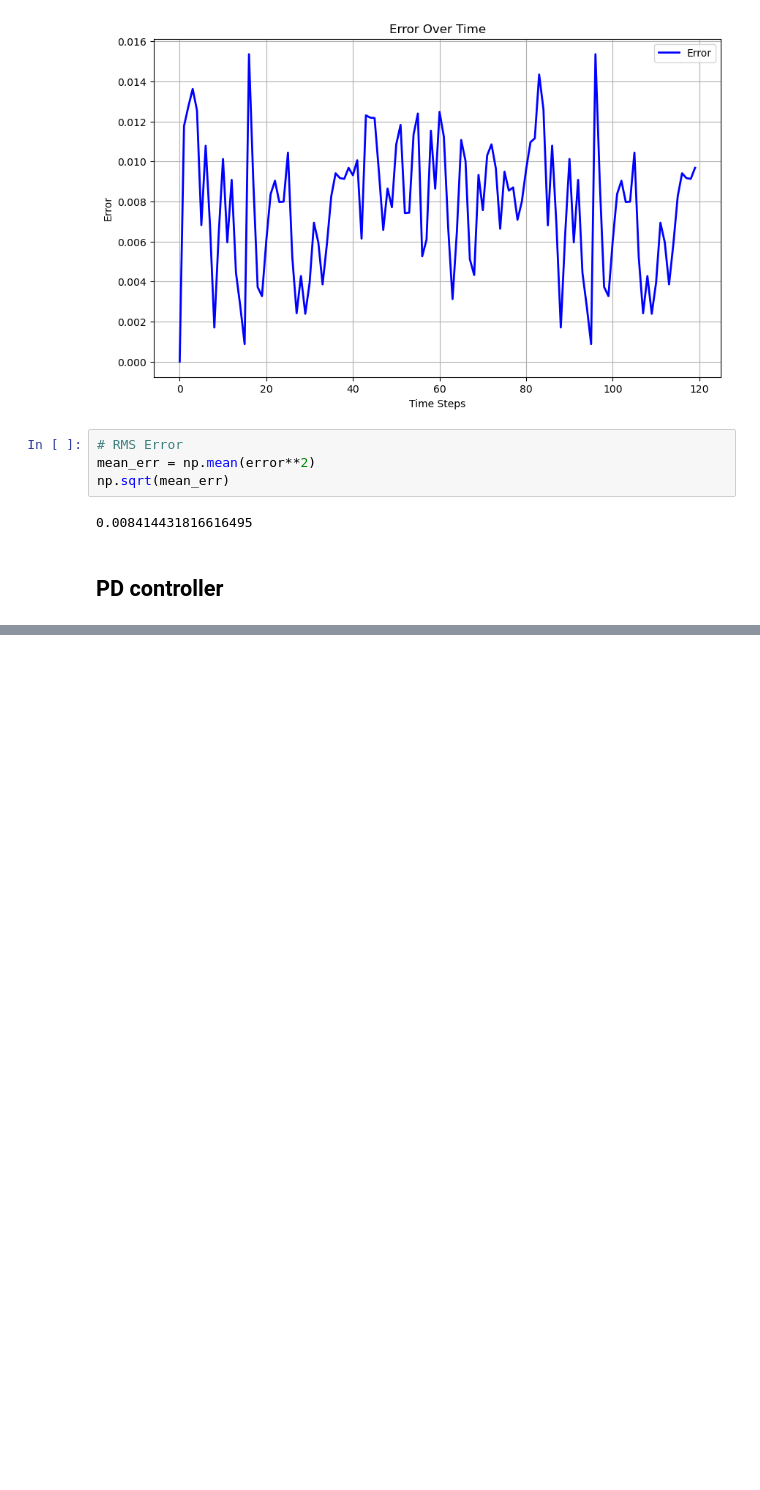
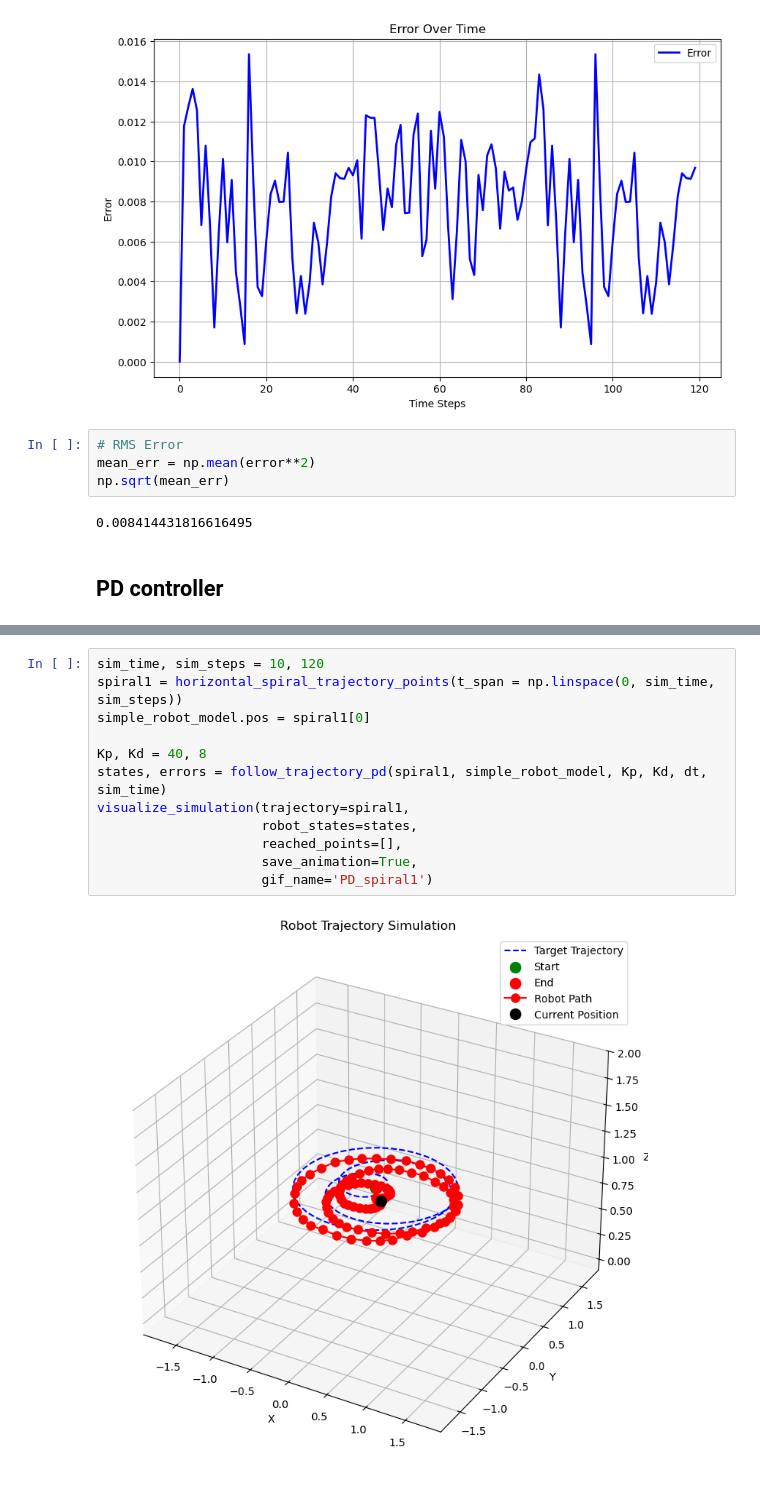
Before and after one commit to damurka5/RL_CDPR, a Jupyter notebook: mujoco_py/11_SB3_PPO&DDPG_evaluation.ipynb, the cells around one changed output, grey strips where cells are left out. Drawn from its saved outputs; the diff is of its cells as text; blank space fills up the shorter version.

```diff
--- a/mujoco_py/11_SB3_PPO&DDPG_evaluation.ipynb
+++ b/mujoco_py/11_SB3_PPO&DDPG_evaluation.ipynb
@@ -779,0 +847,14 @@ np.sqrt(mean_err)
+# %%
+sim_time, sim_steps = 10, 120
+spiral1 = horizontal_spiral_trajectory_points(t_span = np.linspace(0, sim_time, sim_steps))
+simple_robot_model.pos = spiral1[0]
+
+Kp, Kd = 40, 8
+states, errors = follow_trajectory_pd(spiral1, simple_robot_model, Kp, Kd, dt, sim_time)
+visualize_simulation(trajectory=spiral1,
+                     robot_states=states,
+                     reached_points=[],
+                     save_animation=True,
+                     gif_name='PD_spiral1')
+# %% [output]
+[figure, added]
```
Also changed, not shown: parts of 3 cells of this notebook, 1 other file.
